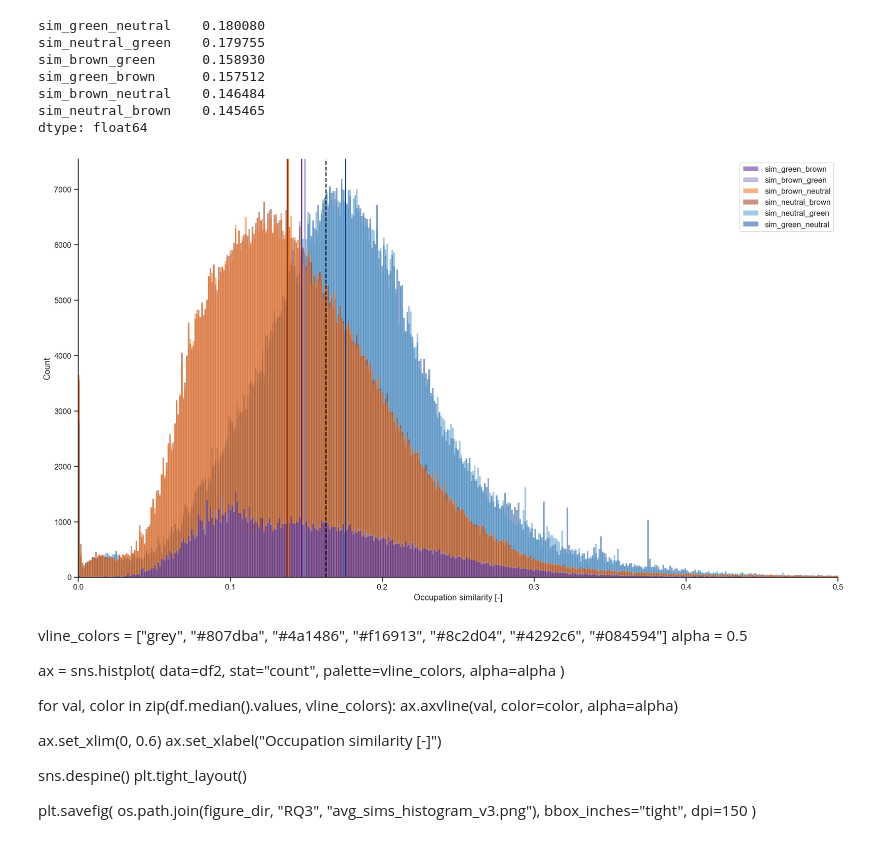
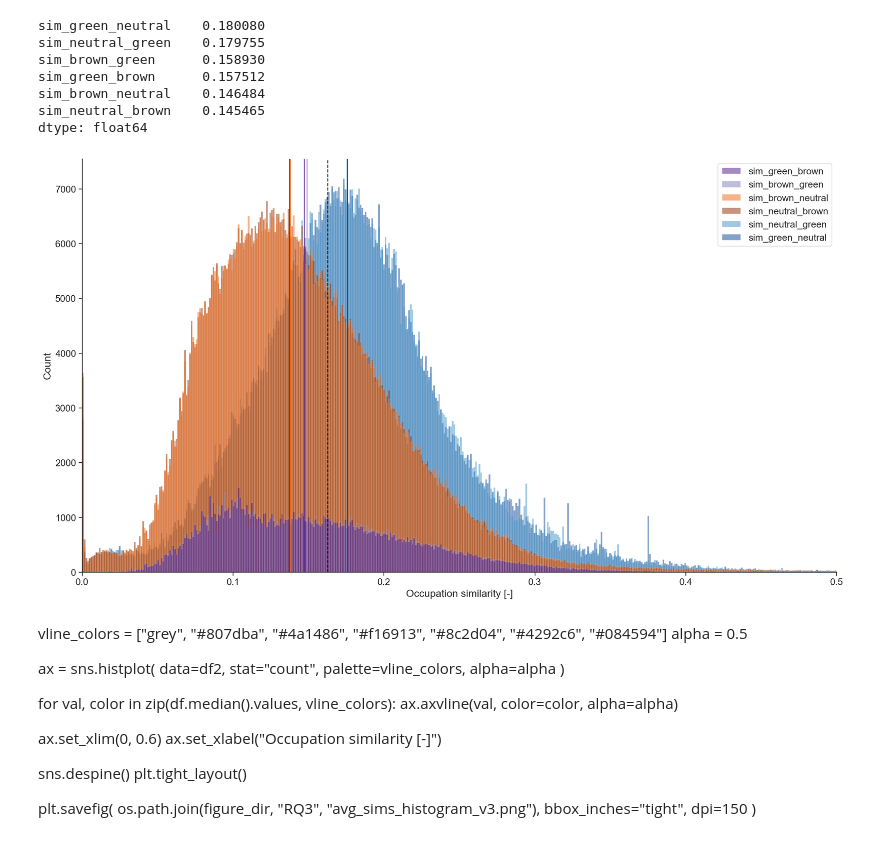
Before and after one commit to derpyninja/rejet, a Jupyter notebook: notebooks/16-fz-reskilling-intensity-analysis.ipynb, the cells around one changed output. Saved outputs shown, nothing was run; the diff lists cells and outputs as text; code cells hidden in the pictures.

```diff
--- a/notebooks/16-fz-reskilling-intensity-analysis.ipynb
+++ b/notebooks/16-fz-reskilling-intensity-analysis.ipynb
@@ -35,7 +35,7 @@ import matplotlib.pyplot as plt
 %config InlineBackend.figure_format = 'retina'
 
 import seaborn as sns
-sns.set_context("paper")
+sns.set_context("paper", font_scale=1.2)
 sns.set(rc={'figure.figsize': (16, 9.)})
 sns.set_style("ticks")
 
@@ -367,32 +367,33 @@ dtype: float64
 # %%
 vline_colors = ["#4a1486", "#807dba", "#f16913", "#8c2d04", "#4292c6", "#084594"]
 alpha = 0.5
 
-ax = sns.histplot(
-    data=df,
-    stat="count",
-    palette=vline_colors,
-    alpha=alpha,
-)
+with sns.axes_style("ticks"), sns.plotting_context("paper", font_scale=1.5):
+    ax = sns.histplot(
+        data=df,
+        stat="count",
+        palette=vline_colors,
+        alpha=alpha,
+    )
 
-for val, color in zip(df.median().values, vline_colors):
-    ax.axvline(val, color=color)
+    for val, color in zip(df.median().values, vline_colors):
+        ax.axvline(val, color=color)
 
-# indicate overall median
-ax.axvline(df2.sim_all.median(), color="black", linestyle="--", label="sim_all")
-ax.set_xlim(0, 0.5)
-ax.set_xlabel("Occupation similarity [-]")
+    # indicate overall median
+    ax.axvline(df2.sim_all.median(), color="black", linestyle="--", label="sim_all")
+    ax.set_xlim(0, 0.5)
+    ax.set_xlabel("Occupation similarity [-]")
 
-sns.despine()
-plt.tight_layout()
+    sns.despine()
+    plt.tight_layout()
 
-plt.savefig(
-    os.path.join(figure_dir, "RQ3", "avg_sims_histogram_v2_appendix.png"),
-    bbox_inches="tight",
-    dpi=300
-)
+    plt.savefig(
+        os.path.join(figure_dir, "RQ3", "avg_sims_histogram_v2_appendix.png"),
+        bbox_inches="tight",
+        dpi=300
+    )
 # %% [output]
-[figure, old version]
+[figure, new version]
 # %% [markdown]
 vline_colors = ["grey", "#807dba", "#4a1486", "#f16913", "#8c2d04", "#4292c6", "#084594"]
 alpha = 0.5
```
Also changed, not shown: parts of 9 cells of this notebook, 25 other files.
